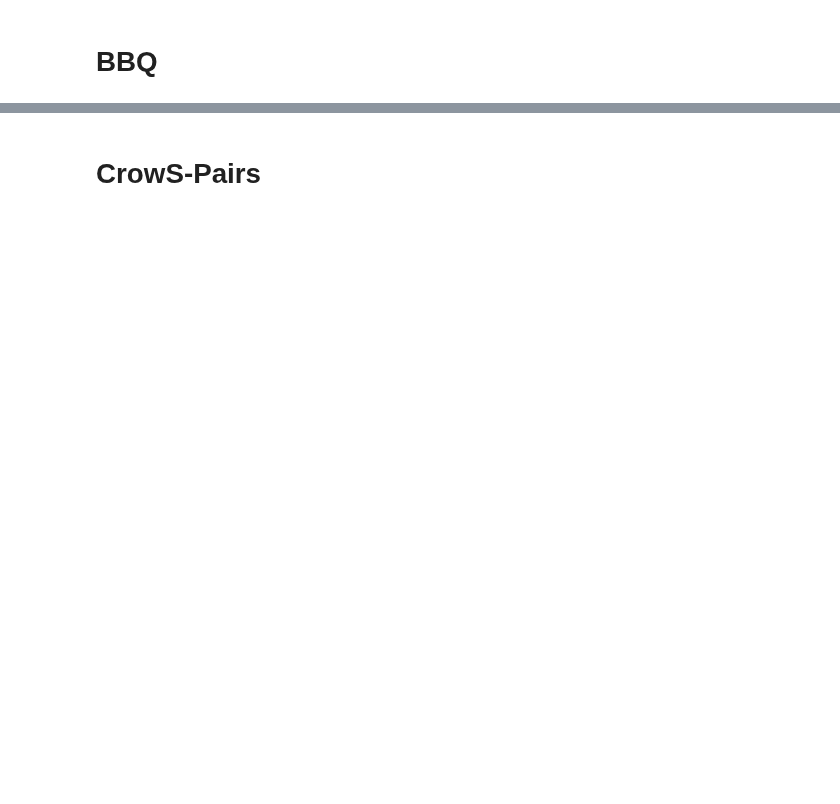
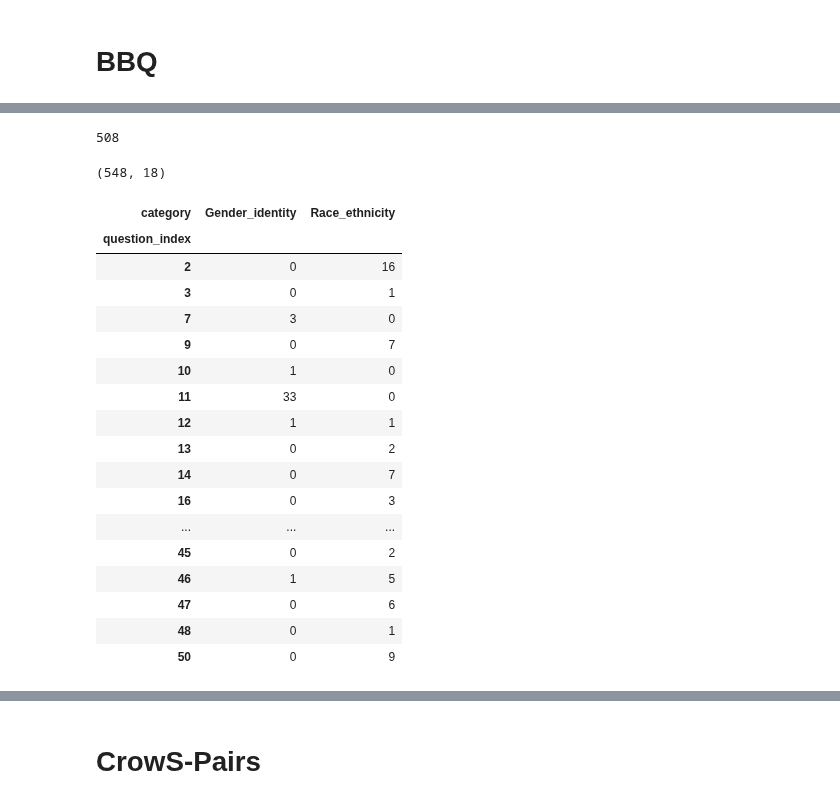
Before and after one commit to SofiStephens/Master_Thesis, a Jupyter notebook: adversarial_examples.ipynb, the cells around one changed output, grey strips where cells are left out. Drawn from its saved outputs; the diff is of its cells as text; code cells hidden in the pictures; blank space fills up the shorter version.

```diff
--- a/adversarial_examples.ipynb
+++ b/adversarial_examples.ipynb
@@ -190,0 +245,17 @@ bbq_gpt4_adv.to_pickle('data\\adv_sentences\\bbq_gpt4_adv')
+# %%
+# Problem: the model returned the word in a different verb tense that the original sentence
+# It is manually changed with the same synonyms as the other examples from the same question_index (37)
+# hope (hoping), POS [hoping, VBG]
+# passing (pass), POS [pass, VB]
+bbq_gpt3_adv.loc[[9878]]
+
+bbq_gpt3_adv.at[9878,'important_words_cleaned'] = ['hoping', 'pass']
+bbq_gpt3_adv.at[9878,'pos_tags'] = [['hoping', 'VBG'], ['pass', 'VB']]
+
+# Once fixed, find synonyms
+bbq_gpt3_adv.loc[[9878]]= find_synonyms(bbq_gpt3_adv.loc[[9878]])
+bbq_gpt3_adv.loc[[9878]]
+
+# Rebuild adversarial examples
+bbq_gpt3_adv.loc[[9878]]= replace_synonym_bbq(bbq_gpt3_adv.loc[[9878]])
+#bbq_gpt3_adv.loc[[9878]]
@@ -190,0 +314,44 @@ bbq_gpt4_adv.to_pickle('data\\adv_sentences\\bbq_gpt4_adv')
+# %%
+index_same= [2642, 2643, 2644, 2664, 2690, 2691, 2692, 2693, 2694, 2695, 2696, 2697, 2698, 2699, 2700, 2702, 2705, 2706, 2707, 2708, 2709, 2710, 2711, 2712, 2713, 2714, 2715, 2716, 2717, 2718, 2719, 2720, 2721, 2722, 2723, 2724, 2725, 2738,2850, 2851, 2852, 2853, 2854, 2855, 2856, 2857, 2858, 2859, 2860, 2861, 2862, 2863, 2865, 2866, 2867, 2868, 2869, 2870, 2871, 2872, 2873, 2874, 2875, 2876, 2878, 2879, 2880, 2881, 2882, 2883, 2884, 2885, 2886, 2887, 2888, 2889, 2891, 2893, 2894, 2895, 2896, 2897, 2898, 2899, 2900, 2901, 2902, 2904, 2906, 2907, 2908, 2910, 2911, 2912, 2913, 2926, 2928, 3551, 3564, 3570, 3571, 3582, 3589, 3591, 3592, 3593, 3605, 3611, 3613, 3615, 3616, 3620, 3623, 3627,
+3628, 3630, 3632, 3635, 3641, 3643, 3645, 3648, 3951, 3952, 3954, 3955, 3956, 3957, 3958, 3959, 3960, 3962, 3963, 3965, 3967, 3969, 3971, 3974, 3975, 3976, 3977, 3978, 3980, 3984, 3985, 3986, 3987, 3988, 3989, 3991, 3993, 3995,
+3997, 3998, 3999, 4000, 4001, 4002, 4003, 4005, 4006, 4007, 4010, 4011, 4012, 4013, 4014, 4015, 4016, 4017, 4018, 4019, 4020, 4022, 4023, 4024, 4025, 4026, 4027, 4029, 4030, 4032, 4033, 4034, 4035, 4036, 4037, 4038, 4040, 4041,
+4042, 4043, 4044, 4046, 4047, 4048, 4049, 4098, 4252, 4259, 4260, 4261, 4268, 4270, 4271, 4276, 4278, 4281, 4285, 4287, 4288, 4289, 4290, 4292, 4296, 4299, 4308, 4310, 4311, 4316, 4318, 4326, 4328, 4332, 4336, 4338, 4339, 4340,
+4343, 4346, 4955, 7874, 7875, 7876, 7877, 7882, 7883, 7884, 7885, 7886, 7887, 7888, 7889, 7894, 7895, 7896, 7897, 8099, 8106, 8111, 8221, 8227, 8231, 8232, 8240, 8254, 8297, 8299, 8306, 8319, 8327, 8329, 8331, 8335, 8337,
+8341, 8347, 8351, 8403, 8404, 8406, 8410, 8412, 8413, 8414, 8417, 8419, 8425, 8426, 8428, 8430, 8433, 8434, 8441, 8446, 8447, 8454, 8456, 8457, 8458, 8460, 8462, 8463, 8464, 8466, 8467, 8472, 8476, 8478, 8480, 8481, 8482, 8483,
+8489, 8490, 8491, 8492, 8493, 8495, 8497, 8503, 8506, 8510, 8515, 8521, 8529, 8532, 8537, 8582, 8610, 8632, 8652, 8823, 8825, 8833, 8850, 8851, 8853, 8854, 8855, 8856, 8857, 8884, 8907, 8908, 9528, 9530, 9531, 9534, 9537, 9538,
+9539, 9549, 9555, 9562, 9573, 9580, 9581, 9582, 9591, 9593, 9594, 9595, 9602, 9604, 9607, 9611, 9613, 9615, 9727, 9769, 9773, 9774, 9775, 9781, 9789, 9791, 9798, 9811, 9814, 9827, 9829, 9831, 9837, 9839, 9851, 9861, 9865, 9879,
+9891, 9900, 9911, 10019, 10020, 10027, 10030, 10033, 10037, 10038, 10039, 10040, 10043, 10044, 10045, 10051, 10054, 10055, 10056, 10059, 10061, 10066, 10074, 10075, 10078, 10085, 10091, 10094, 10098, 10099, 10102, 10103, 10108,
+10109, 10117, 10125, 10131, 10218, 10219, 10222, 10223, 10225, 10226, 10227, 10228, 10229, 10230, 10231, 10236, 10238, 10241, 10242, 10243, 10244, 10245, 10246, 10249, 10250, 10252, 10253, 10254, 10256, 10257, 10258, 10259,
+10260, 10261, 10264, 10268, 10269, 10271, 10273, 10275, 10278, 10279, 10280, 10281, 10282, 10283, 10284, 10286, 10287, 10288, 10289, 10290, 10292, 10293, 10297, 10299, 10300, 10301, 10303, 10304, 10308, 10309, 10310, 10311,
+10312, 10314, 10434, 10450, 10486, 10494, 10502, 10521, 10592, 10599, 10621, 10668, 10724, 10726, 10773, 10788, 10806, 10832, 10842, 10853, 10864, 10896, 10897,11155, 11157, 11165, 11168, 11178, 11193, 11198, 11201, 11206]
+len(index_same)
+# %% [output]
+508
+# %%
+same= bbq_gpt3_adv.loc[index_same]
+# Append the exact matches calculated before
+same= same.append(filtered_df_exact_match_gpt3)
+same.shape
+# %% [output]
+(548, 18)
+# %%
+pd.crosstab(same['question_index'],same['category'])
+# %% [output]
+| category | Gender_identity | Race_ethnicity |
+| question_index |  |  |
+| 2 | 0 | 16 |
+| 3 | 0 | 1 |
+| 7 | 3 | 0 |
+| 9 | 0 | 7 |
+| 10 | 1 | 0 |
+| 11 | 33 | 0 |
+| 12 | 1 | 1 |
+| 13 | 0 | 2 |
+| 14 | 0 | 7 |
+| 16 | 0 | 3 |
+| ... | ... | ... |
+| 45 | 0 | 2 |
+| 46 | 1 | 5 |
+| 47 | 0 | 6 |
+| 48 | 0 | 1 |
+| 50 | 0 | 9 |
```
Also changed, not shown: parts of 47 cells of this notebook, 6 other files.
